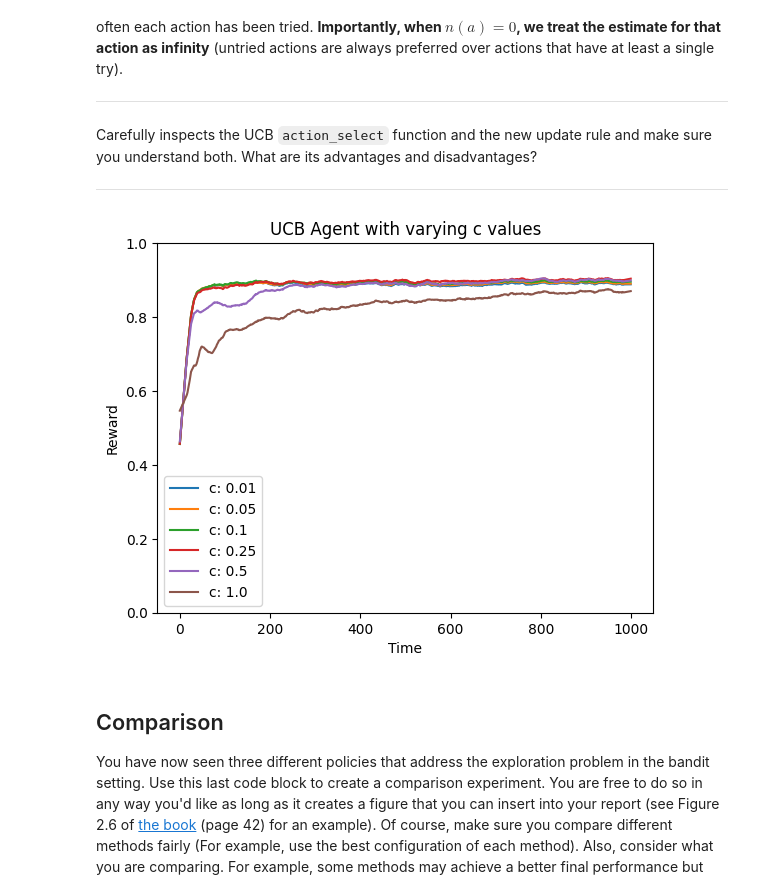
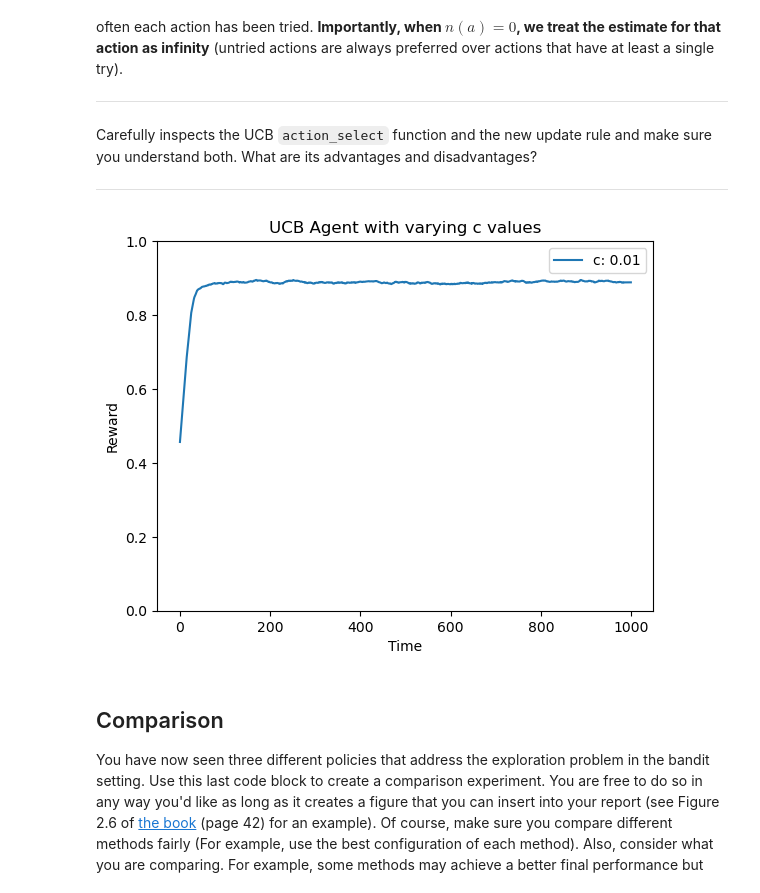
Before and after one commit to joonhaim/intro-to-reinforcement-learning, a Jupyter notebook: Group_4_RL_Bachelor_Assignment_1A.ipynb, the cells around one changed output. Drawn from its saved outputs; the diff is of its cells as text; code cells hidden in the pictures.

```diff
--- a/Group_4_RL_Bachelor_Assignment_1A.ipynb
+++ b/Group_4_RL_Bachelor_Assignment_1A.ipynb
@@ -494,35 +494,35 @@ class UCBAgent(Agent):
 
     def select_action(self, t):
         """ Select an action """
 
         action_results = []
         for index in range(self.n_actions):
           if self.n[index] != 0:
             action_results.append(self.Q[index] + self.c * np.sqrt(np.log(t) / self.n[index]))
           else:
             action_results.append(np.inf)
 
         action = np.argmax(action_results)
         self.n[action] += 1
         return action
 
     def update_Q(self, action, observed_reward):
         """ After performing actions, update our current knowledge """
 
         self.Q[action] = self.Q[action] + 1 / self.n[action] * (observed_reward - self.Q[action])
 
-c_list = [0.01, 0.05, 0.1, 0.25, 0.5, 1.0]
+c_list = [0.01]
 
 plot = LearningCurvePlot("UCB Agent with varying c values")
 for c in c_list:
     experiment(
         plot,
         agent_class=UCBAgent,
         label=f"c: {c}",
         c=c,
     )
 # %% [output]
-[figure, old version]
+[figure, new version]
 # %% [markdown]
 ## Comparison
 
```
Also changed, not shown: parts of 4 cells of this notebook.
